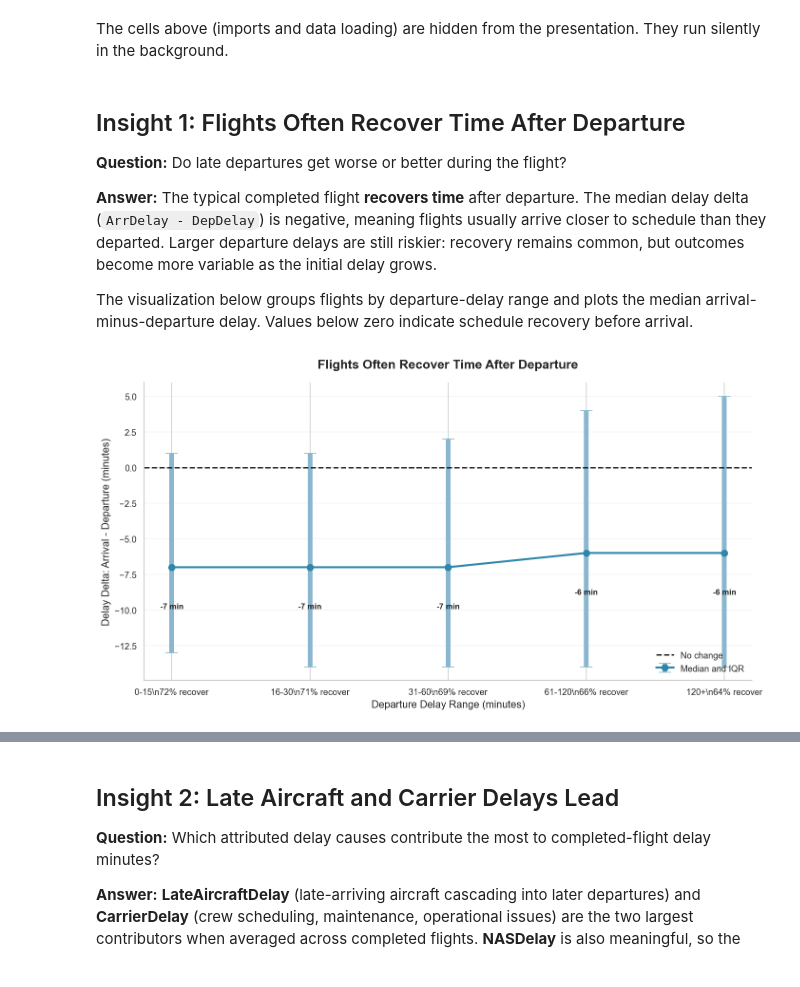
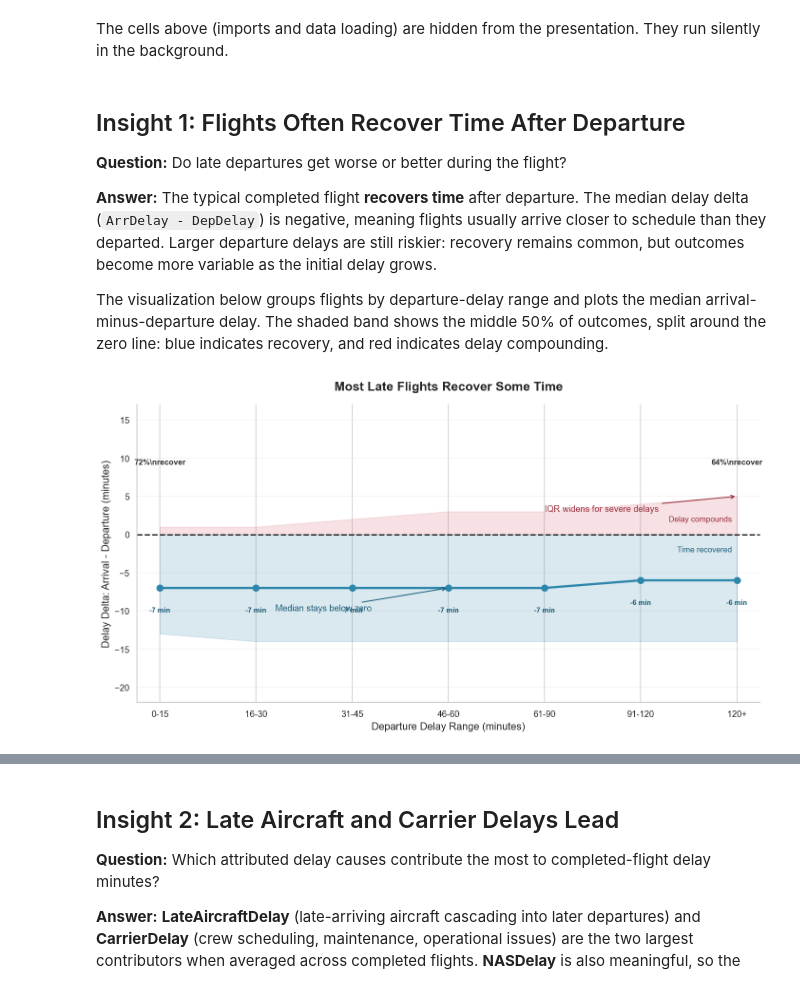
Before and after one commit to luisjfeliu/data-analysis-flight-delays-visuals, a Jupyter notebook: Part_II_explanatory.ipynb, the cells around one changed output, grey strips where cells are left out. Drawn from its saved outputs; the diff is of its cells as text; code cells hidden in the pictures.

```diff
--- a/Part_II_explanatory.ipynb
+++ b/Part_II_explanatory.ipynb
@@ -153,12 +153,12 @@ The cells above (imports and data loading) are hidden from the presentation. The
 
 **Answer:** The typical completed flight **recovers time** after departure. The median delay delta (`ArrDelay - DepDelay`) is negative, meaning flights usually arrive closer to schedule than they departed. Larger departure delays are still riskier: recovery remains common, but outcomes become more variable as the initial delay grows.
 
-The visualization below groups flights by departure-delay range and plots the median arrival-minus-departure delay. Values below zero indicate schedule recovery before arrival.
+The visualization below groups flights by departure-delay range and plots the median arrival-minus-departure delay. The shaded band shows the middle 50% of outcomes, split around the zero line: blue indicates recovery, and red indicates delay compounding.
 # %%
 # Insight 1: Delay recovery by departure-delay range
 v1_flights = df_active[df_active['DepDelay'] >= 0].copy()
-dep_delay_bins = [0, 15, 30, 60, 120, np.inf]
-dep_delay_labels = ['0-15', '16-30', '31-60', '61-120', '120+']
+dep_delay_bins = [0, 15, 30, 45, 60, 90, 120, np.inf]
+dep_delay_labels = ['0-15', '16-30', '31-45', '46-60', '61-90', '91-120', '120+']
 v1_flights['DepDelayRange'] = pd.cut(
     v1_flights['DepDelay'],
     bins=dep_delay_bins,
@@ -169,49 +169,86 @@ v1_flights['DepDelayRange'] = pd.cut(
 v1_summary = (
     v1_flights.dropna(subset=['DepDelayRange'])
     .groupby('DepDelayRange', observed=True)
     .agg(
         median_delta=('DelayDelta', 'median'),
         q1_delta=('DelayDelta', lambda values: values.quantile(0.25)),
         q3_delta=('DelayDelta', lambda values: values.quantile(0.75)),
         recovered_share=('DelayDelta', lambda values: (values < 0).mean())
     )
     .reindex(dep_delay_labels)
     .reset_index()
 )
 
 x = np.arange(len(v1_summary))
 median = v1_summary['median_delta']
-yerr = np.vstack([median - v1_summary['q1_delta'], v1_summary['q3_delta'] - median])
+iqr_lower = v1_summary['q1_delta']
+iqr_upper = v1_summary['q3_delta']
+y_min = min(iqr_lower.min(), median.min())
+y_max = max(iqr_upper.max(), median.max())
 
 fig, ax = plt.subplots(figsize=(12, 6.5))
-ax.errorbar(
+ax.fill_between(
+    x,
+    iqr_lower,
+    np.minimum(iqr_upper, 0),
+    where=iqr_lower < 0,
+    color='#2E86AB',
+    alpha=0.18,
+)
+ax.fill_between(
+    x,
+    np.maximum(iqr_lower, 0),
+    iqr_upper,
+    where=iqr_upper > 0,
+    color='#D1495B',
+    alpha=0.16,
+)
+ax.plot(
     x,
     median,
-    yerr=yerr,
-    fmt='o-',
+    marker='o',
     color='#2E86AB',
-    ecolor='#8AB7CF',
-    elinewidth=6,
-    capsize=8,
-    linewidth=2.5,
+    linewidth=2.8,
     markersize=8,
-    label='Median and IQR'
 )
-ax.axhline(0, color='#222222', linestyle='--', linewidth=1.8, label='No change')
+ax.axhline(0, color='#222222', linestyle='--', linewidth=1.8)
 ax.set_xticks(x)
-ax.set_xticklabels([
-    f"{row.DepDelayRange}\\n{row.recovered_share:.0%} recover"
-    for row in v1_summary.itertuples()
-])
-ax.set_title('Flights Often Recover Time After Departure', fontsize=16, fontweight='bold', pad=18)
+ax.set_xticklabels(v1_summary['DepDelayRange'].astype(str))
+ax.set_title('Most Late Flights Recover Some Time', fontsize=16, fontweight='bold', pad=18)
 ax.set_xlabel('Departure Delay Range (minutes)', fontsize=13)
 ax.set_ylabel('Delay Delta: Arrival - Departure (minutes)', fontsize=13)
+ax.set_ylim(y_min - 8, y_max + 12)
 ax.grid(axis='y', alpha=0.25)
-ax.legend(frameon=False, loc='lower right')
+ax.margins(x=0.04)
+
 for x_pos, row in zip(x, v1_summary.itertuples()):
     ax.text(x_pos, row.median_delta - 2.5, f'{row.median_delta:.0f} min',
-            ha='center', va='top', fontsize=10, fontweight='bold')
+            ha='center', va='top', fontsize=9, fontweight='bold', color='#1F5F7A')
+
+for idx in [0, len(v1_summary) - 1]:
+    row = v1_summary.iloc[idx]
+    ax.text(x[idx], y_max + 4, f"{row['recovered_share']:.0%}\\nrecover",
+            ha='center', va='bottom', fontsize=10, fontweight='bold', color='#333333')
+
+ax.annotate(
+    'Median stays below zero',
+    xy=(x[3], median.iloc[3]),
+    xytext=(1.2, y_min + 4),
+    arrowprops=dict(arrowstyle='->', color='#1F5F7A', lw=1.2),
+    fontsize=11,
+    color='#1F5F7A'
+)
+ax.annotate(
+    'IQR widens for severe delays',
+    xy=(x[-1], iqr_upper.iloc[-1]),
+    xytext=(x[-3], y_max - 2),
+    arrowprops=dict(arrowstyle='->', color='#9A2F3D', lw=1.2),
+    fontsize=11,
+    color='#9A2F3D'
+)
+ax.text(x[-1] - 0.05, 1.5, 'Delay compounds', color='#9A2F3D', fontsize=10, ha='right', va='bottom')
+ax.text(x[-1] - 0.05, -1.5, 'Time recovered', color='#1F5F7A', fontsize=10, ha='right', va='top')
 plt.tight_layout()
 # %% [output]
-[figure, old version]
+[figure, new version]
 # %% [markdown]
```
Also changed, not shown: parts of 1 cell of this notebook, 1 other file.
